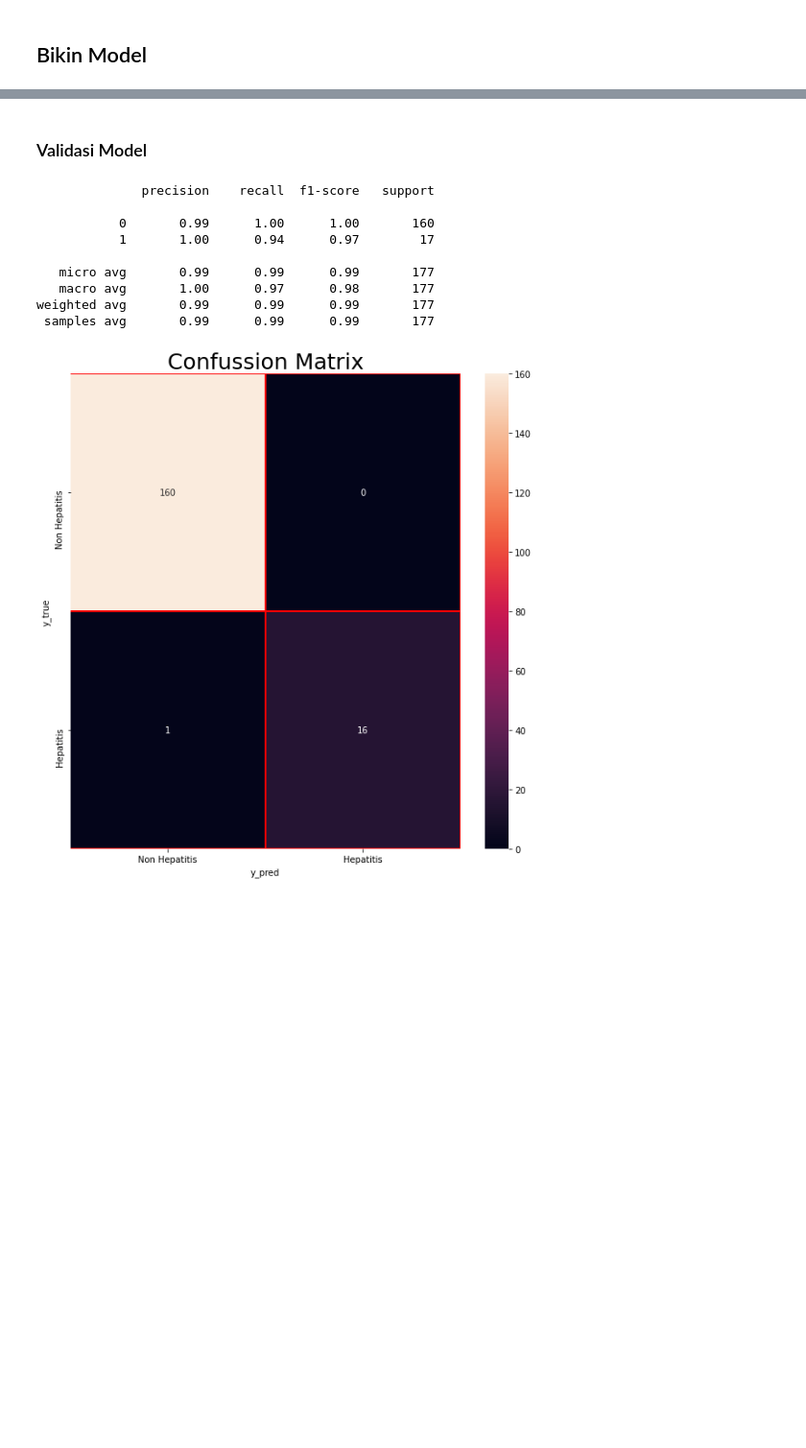
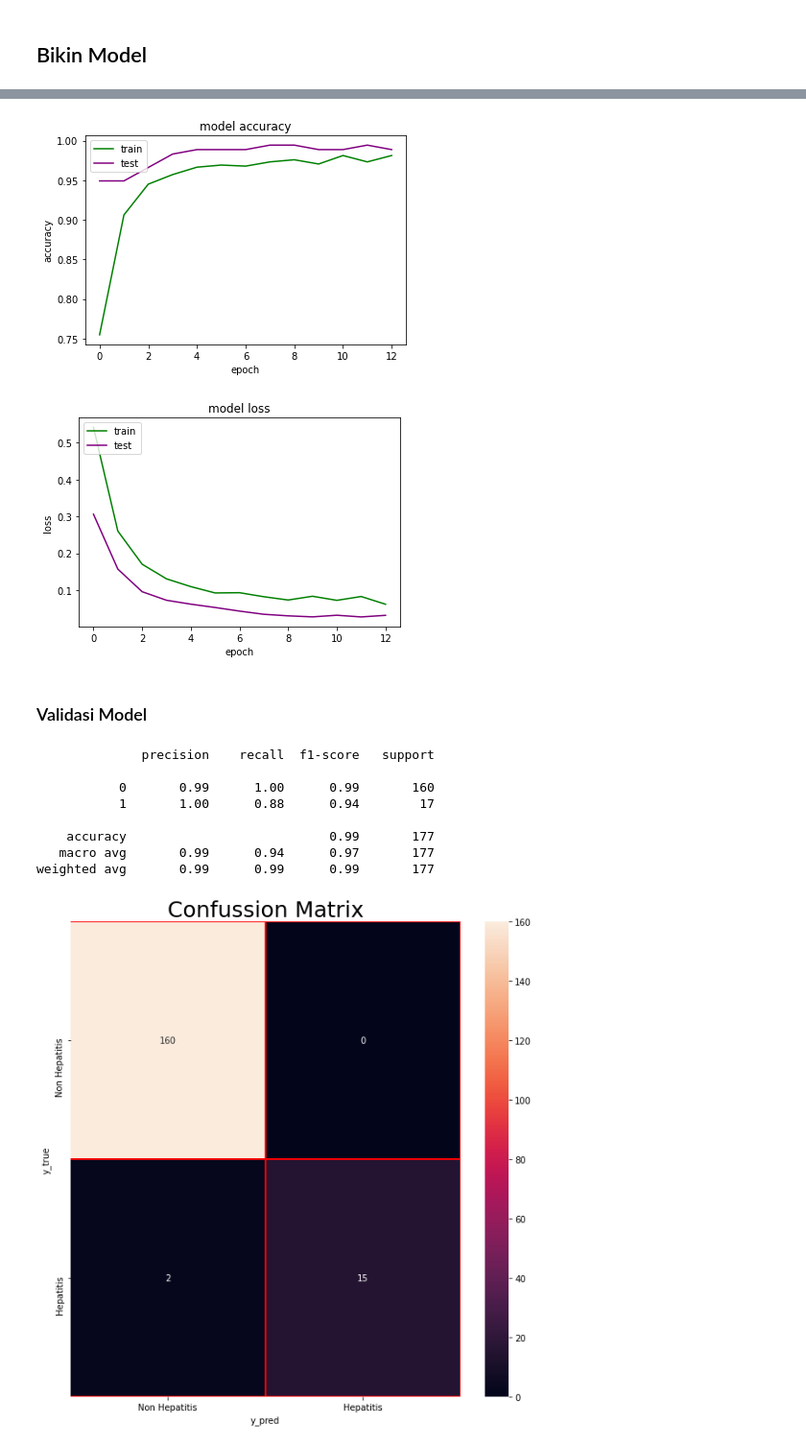
Before and after one commit to Itstor-Archive/UniversityStuff, a Jupyter notebook: semester-4/ML/notebook.ipynb, the cells around one changed output, grey strips where cells are left out. Shown at 96% size. Cells and saved outputs as stored; diff of their text form; code cells hidden in the pictures; blank space fills up the shorter version.

```diff
--- a/semester-4/ML/notebook.ipynb
+++ b/semester-4/ML/notebook.ipynb
@@ -498,3 +493,0 @@ param = {
-# %%
-model = GridSearchCV(clf,param_grid=param, cv=3, n_jobs=-1)
-model.fit(X_train, X_train)
@@ -524,0 +494,16 @@ Best Score: 0.9866023232715809
+# %%
+earlystop = EarlyStopping(monitor='val_accuracy', patience=5, verbose=1, mode='auto')
+# %%
+model = Sequential()
+model.add(Dense(12, input_dim=12))
+model.add(Activation('relu'))
+model.add(Dropout(0.2))
+model.add(Dense(128))
+model.add(Activation('relu'))
+model.add(Dropout(0.2))
+model.add(Dense(2))
+model.add(Activation('softmax'))
+
+model.compile(loss='categorical_crossentropy', optimizer='adam', metrics=['accuracy'])
+# %%
+model.fit(X_train, y_train, epochs=100, batch_size=8, validation_data=(X_test, y_test), verbose=1, callbacks=[earlystop])
@@ -525,19 +536,37 @@ Best Score: 0.9866023232715809
+# %%
+plt.plot(model.history.history['accuracy'])
+plt.plot(model.history.history['val_accuracy'])
+plt.title('model accuracy')
+plt.ylabel('accuracy')
+plt.xlabel('epoch')
+plt.legend(['train', 'test'], loc='upper left')
+plt.show()
+# summarize history for loss
+plt.plot(model.history.history['loss'])
+plt.plot(model.history.history['val_loss'])
+plt.title('model loss')
+plt.ylabel('loss')
+plt.xlabel('epoch')
+plt.legend(['train', 'test'], loc='upper left')
+plt.show()
+# %% [output]
+[figure, added]
+[figure, added]
 # %% [markdown]
 ### Validasi Model
 # %%
 y_test_pred = model.predict(X_test)
 # %%
-print(classification_report(y_test, y_test_pred))
+print(classification_report(y_test.argmax(axis=1), y_test_pred.argmax(axis=1)))
 # %% [output]
               precision    recall  f1-score   support
 
-           0       0.99      1.00      1.00       160
-           1       1.00      0.94      0.97        17
+           0       0.99      1.00      0.99       160
+           1       1.00      0.88      0.94        17
 
-   micro avg       0.99      0.99      0.99       177
-   macro avg       1.00      0.97      0.98       177
+    accuracy                           0.99       177
+   macro avg       0.99      0.94      0.97       177
 weighted avg       0.99      0.99      0.99       177
- samples avg       0.99      0.99      0.99       177
 # %%
 names = ['Non Hepatitis','Hepatitis']
 cm = confusion_matrix(y_test.argmax(axis=1), y_test_pred.argmax(axis=1))
```
Also changed, not shown: parts of 13 cells of this notebook.
